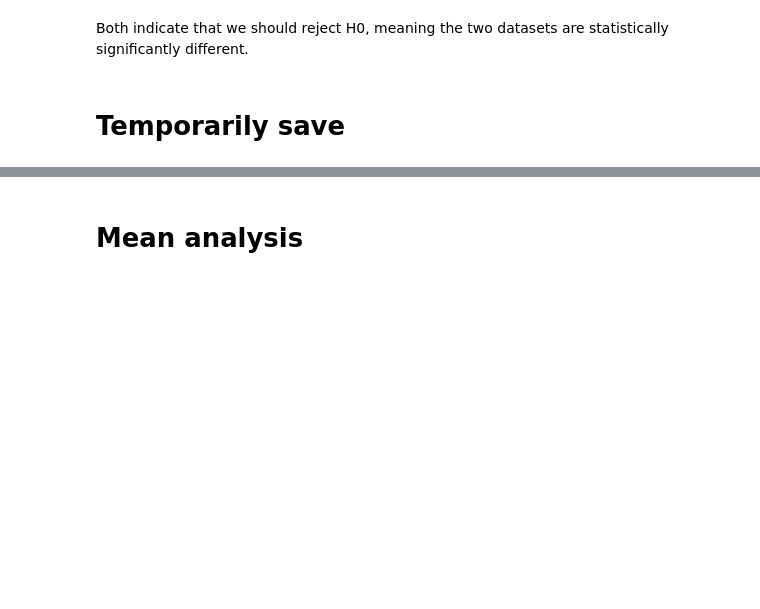
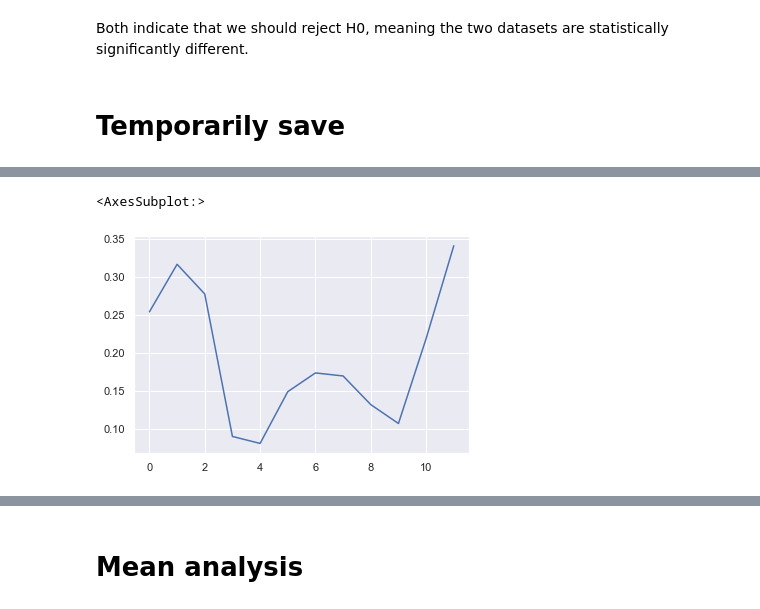
Before and after one commit to yulun-cd/IGS, a Jupyter notebook: DataAnalysis.ipynb, the cells around one changed output, grey strips where cells are left out. Saved outputs shown, nothing was run; the diff lists cells and outputs as text; code cells hidden in the pictures; blank space fills up the shorter version.

```diff
--- a/DataAnalysis.ipynb
+++ b/DataAnalysis.ipynb
@@ -321,26 +489,28 @@ plt.show()
 # %%
 m_fi = []
-m_cv = []
+m_score = []
 m_coef = []
 for month in df['month'].unique():
     X = df[df['month']==month].loc[:, var].values
-    y = df[df['month']==month].loc[:, 'Value'].values
-    reg.fit(X, y)
+    y = df[df['month']==month].loc[:, 'log_Value'].values
 
-    fi_mean, fi_std = get_importance(reg, X, y, feature_names=var)
+    X_train, X_test, y_train, y_test = train_test_split(X, y, shuffle=True, random_state=25)
+    X_train = scaler.fit_transform(X_train)
+    X_test = scaler.fit_transform(X_test)
+    reg.fit(X_train, y_train)
+
+    fi_mean, fi_std = get_importance(reg, X_test, y_test, feature_names=var)
     m_fi.append(fi_mean + fi_std)
 
-    r2 = list(get_cv_score(reg, X, y))
-    mse = list(get_cv_score(reg, X, y, method='neg_mean_squared_error'))
-    m_cv.append(r2 + mse)
+    m_score.append(reg.score(X_test, y_test))
 
     coef = reg.coef_.tolist()
     coef.append(reg.intercept_)
     m_coef.append(coef)
 
 m_fi = pd.DataFrame(m_fi, columns=['fi_' + elem for elem in var] + ['fi_std_' + elem for elem in var])
-m_cv = pd.DataFrame(m_cv, columns=['r2', 'r2_std', 'mse', 'mse_std'])
+m_score = pd.DataFrame(m_score, columns=['r2'])
 m_coef = pd.DataFrame(m_coef, columns=var+['intercept'])
 # %%
-m_reg = pd.concat([m_coef, m_cv, m_fi], axis=1)
+m_reg = pd.concat([m_coef, m_score, m_fi], axis=1)
 m_reg
@@ -347,3 +532,8 @@ m_reg
+# %%
+m_reg['r2'].plot()
+# %% [output]
+<AxesSubplot:>
+[figure, added]
 # %%
 fig, ax = plt.subplots(3, 4, figsize=(16, 12))
 i = 0
```
Also changed, not shown: parts of 65 cells of this notebook.
